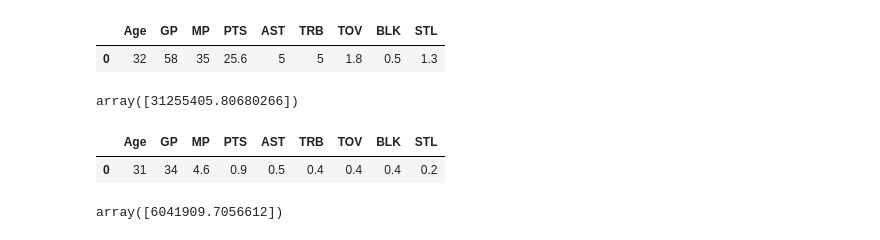
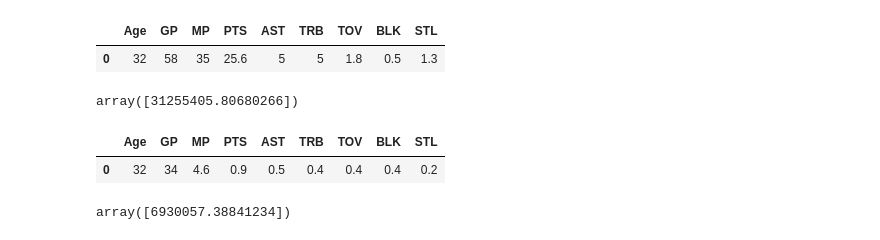
Before and after one commit to KevinNgNewschool/Machine-Learning-For-Python, a Jupyter notebook: Python for Data Science, AI & Development/Final Project/NBA Salary prediction.ipynb, the cells around one changed output. Drawn from its saved outputs; the diff is of its cells as text; code cells hidden in the pictures.

```diff
--- a/Python for Data Science, AI & Development/Final Project/NBA Salary prediction.ipynb
+++ b/Python for Data Science, AI & Development/Final Project/NBA Salary prediction.ipynb
@@ -236,24 +212,24 @@ model.predict(input_stats_df)
 # %% [output]
 array([31255405.80680266])
 # %%
-#these are the stats for my favorite player Thanasis, who is currently getting paid $30 800 000
+#these are the stats for my favorite player Thanasis Antetokounmpo, who is currently getting paid $3 600 000
 input_stats = {
-    "Age" : [31],
+    "Age" : [32],
     "GP" : [34],
     "MP" : [4.6],
     "PTS" : [0.9],
     "AST" : [0.5],
     "TRB" : [0.4],
     "TOV" : [0.4],
     "BLK" : [0.4],
     "STL" : [0.2],
 }
 input_stats_df = pd.DataFrame(input_stats)
 input_stats_df
 # %% [output]
 |  | Age | GP | MP | PTS | AST | TRB | TOV | BLK | STL |
-| 0 | 31 | 34 | 4.6 | 0.9 | 0.5 | 0.4 | 0.4 | 0.4 | 0.2 |
+| 0 | 32 | 34 | 4.6 | 0.9 | 0.5 | 0.4 | 0.4 | 0.4 | 0.2 |
 # %%
 model.predict(input_stats_df)
 # %% [output]
-array([6041909.7056612])
+array([6930057.38841234])
```
Also changed, not shown: parts of 14 cells of this notebook.
